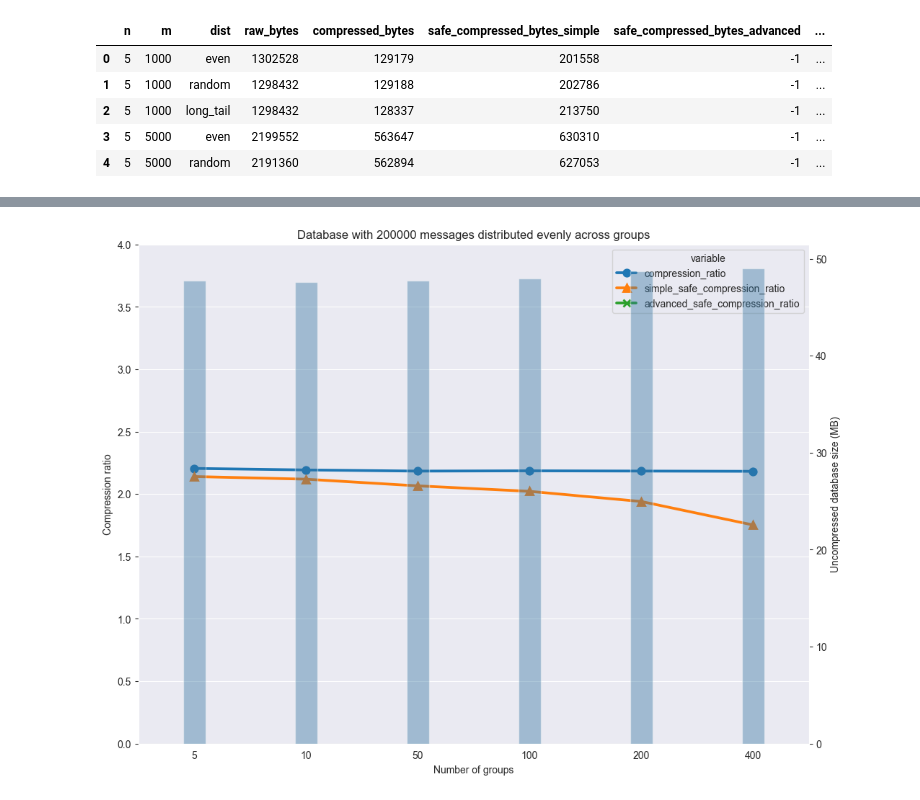
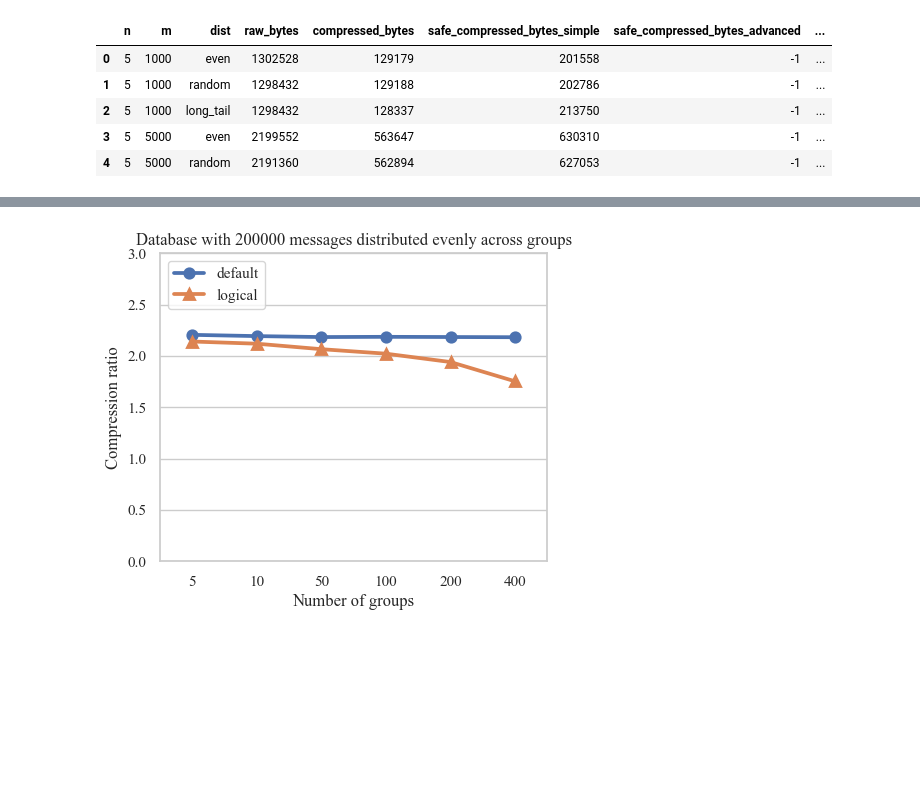
Before and after one commit to AFdrolf/secure-compression-framework-lib, a Jupyter notebook: evaluation/stats/plot_whatsapp_eval.ipynb, the cells around one changed output, grey strips where cells are left out. Drawn from its saved outputs; the diff is of its cells as text; code cells hidden in the pictures; blank space fills up the shorter version.

```diff
--- a/evaluation/stats/plot_whatsapp_eval.ipynb
+++ b/evaluation/stats/plot_whatsapp_eval.ipynb
@@ -2,8 +2,12 @@
 import pandas as pd
 import matplotlib.pyplot as plt
 import seaborn as sns
+sns.set_theme(style="whitegrid", font="Times New Roman")
+
+from matplotlib.ticker import FuncFormatter
+from matplotlib.ticker import EngFormatter
 # %%
-data = pd.read_csv("/Users/sjb373/data/secure-compression-framework-lib/sjb_local/sql/whatsapp_stats_complete.csv")
+data = pd.read_csv("/Users/sjb373/data/secure-compression-framework-lib/evaluation/stats/whatsapp_stats_complete.csv")
 data["compression_ratio"] = data.raw_bytes/data.compressed_bytes
 data["simple_safe_compression_ratio"] = data.raw_bytes/data.safe_compressed_bytes_simple
 data["advanced_safe_compression_ratio"] = data.raw_bytes/data.safe_compressed_bytes_advanced
@@ -17,7 +21,7 @@ data.head()
 | 3 | 5 | 5000 | even | 2199552 | 563647 | 630310 | -1 | ... |
 | 4 | 5 | 5000 | random | 2191360 | 562894 | 627053 | -1 | ... |
 # %%
-mdata = data.drop(columns=["compression_ratio", "simple_safe_compression_ratio", "advanced_safe_compression_ratio"]).melt(id_vars=["n", "m", "dist"], value_vars=["compressed_bytes", "safe_compressed_bytes_advanced", "safe_compressed_bytes_simple"])
+mdata = data.drop(columns=["compression_ratio", "simple_safe_compression_ratio", "advanced_safe_compression_ratio"]).melt(id_vars=["n", "m", "dist"], value_vars=["raw_bytes", "compressed_bytes", "safe_compressed_bytes_simple"])
 mdata["value_mb"] = mdata.value/1000000
 mdata.head()
 # %% [output]
@@ -30,5 +34,5 @@ mdata.head()
 # %%
-ndata = data.melt(id_vars=["n", "m", "dist"], value_vars=["compression_ratio", "simple_safe_compression_ratio", "advanced_safe_compression_ratio"])
-ndata["value_kb"] = mdata.value/1000
+ndata = data.rename(columns={"compression_ratio": "default", "advanced_safe_compression_ratio": "physical", "simple_safe_compression_ratio": "logical"}).melt(id_vars=["n", "m", "dist"], value_vars=["default", "logical"])
+ndata["value_mb"] = mdata.value/1000000
 ndata.head()
 # %% [output]
@@ -62,24 +86,26 @@ fig.savefig("m_plot.png")
 # %%
-fig = plt.figure(figsize=(12, 9))
+fig = plt.figure(figsize=(5, 4))
 ax= fig.gca()
-ax2=ax.twinx()
+# ax2=ax.twinx()
 m = 200000
 
 # Uncompressed size
-sns.barplot(data[(data.dist == "even") & (data.m == m)], x="n", y="raw_bytes_mb", ax=ax2, width=0.2, alpha=0.4)
-ax2.set_ylabel("Uncompressed database size (MB)")
-ax2.grid(False)
+# sns.barplot(data[(data.dist == "even") & (data.m == m)], x="n", y="raw_bytes_mb", ax=ax2, width=0.2, alpha=0.4)
+# ax2.set_ylabel("Uncompressed database size (MB)")
+# ax2.grid(False)
+# ax2.set_ybound(0, 65)
 
 # Compression ratio
 sns.pointplot(ndata[(ndata.dist == "even") & (ndata.m == m)], x="n", y="value", hue="variable", markers=["o", "^", "x"], ax=ax)
 ax.set_title(f"Database with {m} messages distributed evenly across groups")
-ax.set_ybound(0, 4)
+ax.set_ybound(0, 3)
 ax.set_xlabel("Number of groups")
 ax.set_ylabel("Compression ratio")
+ax.legend(loc="upper left")
 
-fig.savefig("n_plot.png")
+fig.savefig("whatsapp_n_plot.png", dpi=300, bbox_inches='tight')
 # %% [output]
-[figure, old version]
+[figure, new version]
 # %%
 fig, axes = plt.subplots(data.m.nunique(), data.dist.nunique(), figsize=(20, 40))
 for i, m in enumerate(data.m.unique()):
```
Also changed, not shown: parts of 5 cells of this notebook, 6 other files.
